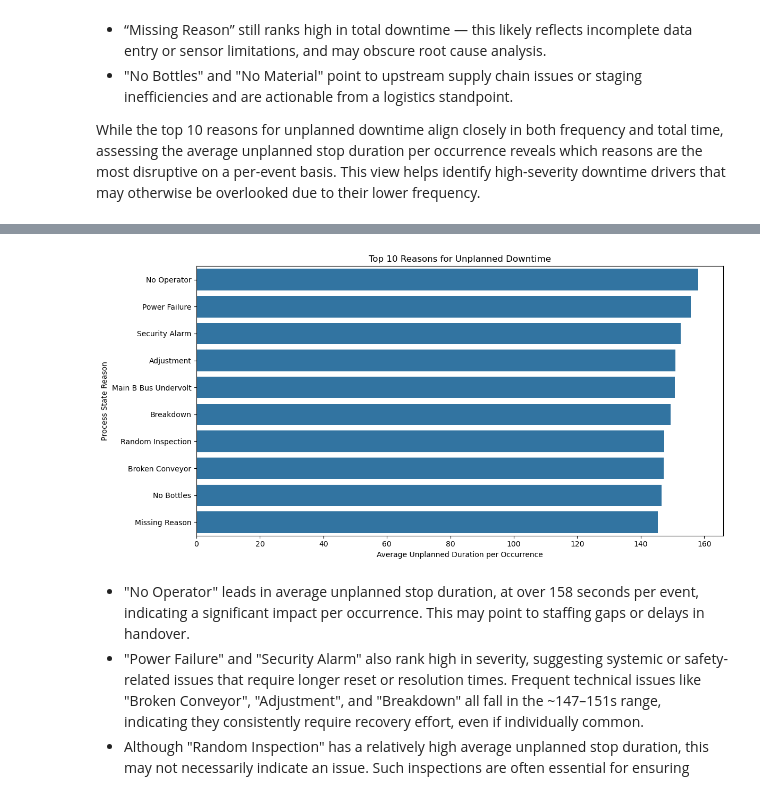
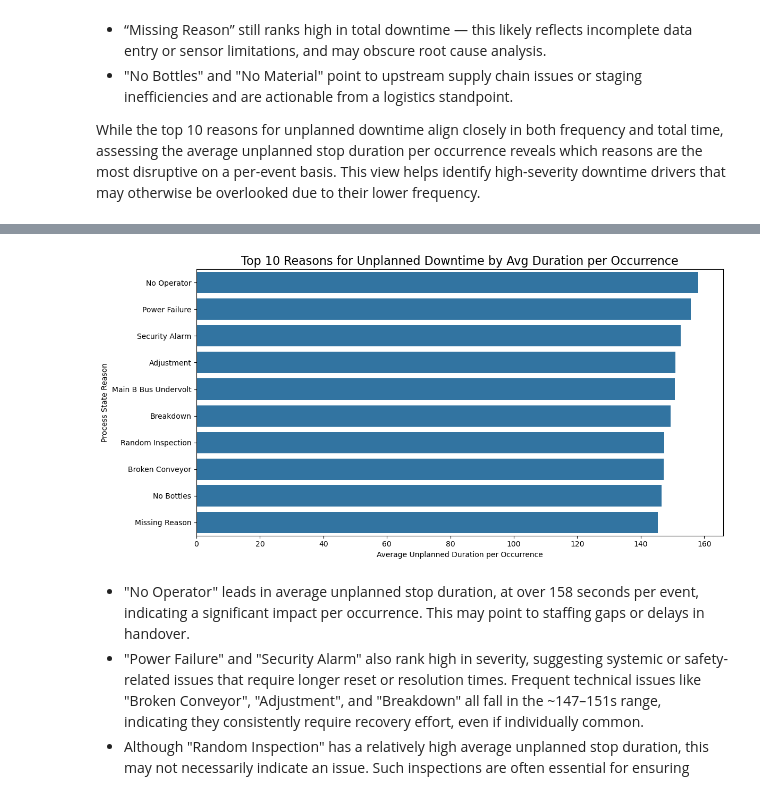
Before and after one commit to carrieyxia/BeerBo_Printing, a Jupyter notebook: manufacturing_analytics.ipynb, the cells around one changed output, grey strips where cells are left out. Cells and saved outputs as stored; diff of their text form; code cells hidden in the pictures.

```diff
--- a/manufacturing_analytics.ipynb
+++ b/manufacturing_analytics.ipynb
@@ -474,18 +474,18 @@ reason_df
 # %%
 # Plot the barchart of Top 10 Reasons for Unplanned Downtime
 plt.figure(figsize=(12, 6))
 sns.barplot(
     x='avg_unplanned_duration_per_occurrence',
     y='process_state_reason_display_name',
     data=reason_df.head(10)
 )
 plt.xlabel('Average Unplanned Duration per Occurrence')
 plt.ylabel('Process State Reason')
-plt.title('Top 10 Reasons for Unplanned Downtime')
+plt.title('Top 10 Reasons for Unplanned Downtime by Avg Duration per Occurrence', fontsize=16)
 plt.tight_layout()
 plt.show()
 # %% [output]
-[figure, old version]
+[figure, new version]
 # %% [markdown]
 - "No Operator" leads in average unplanned stop duration, at over 158 seconds per event, indicating a significant impact per occurrence. This may point to staffing gaps or delays in handover.
 - "Power Failure" and "Security Alarm" also rank high in severity, suggesting systemic or safety-related issues that require longer reset or resolution times. Frequent technical issues like "Broken Conveyor", "Adjustment", and "Breakdown" all fall in the ~147–151s range, indicating they consistently require recovery effort, even if individually common.
```
Also changed, not shown: parts of 2 cells of this notebook.
